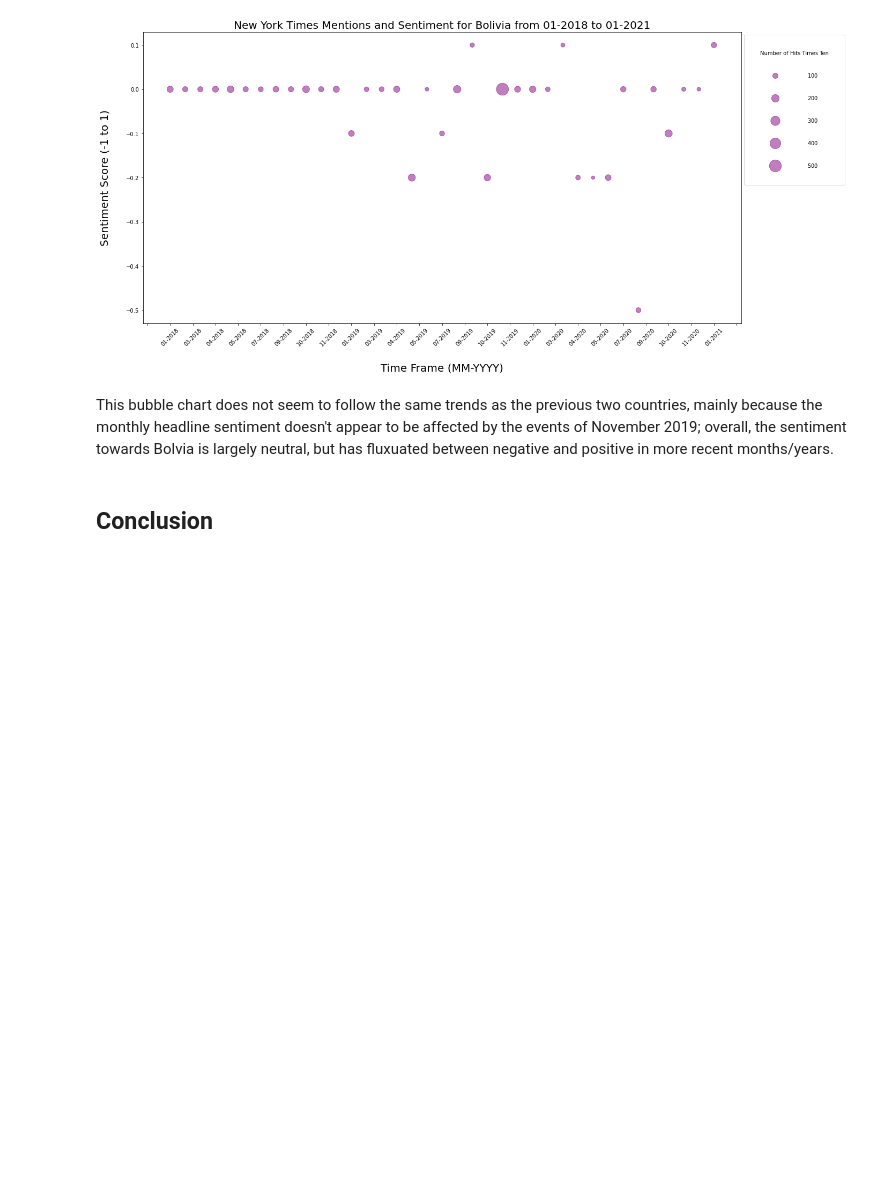
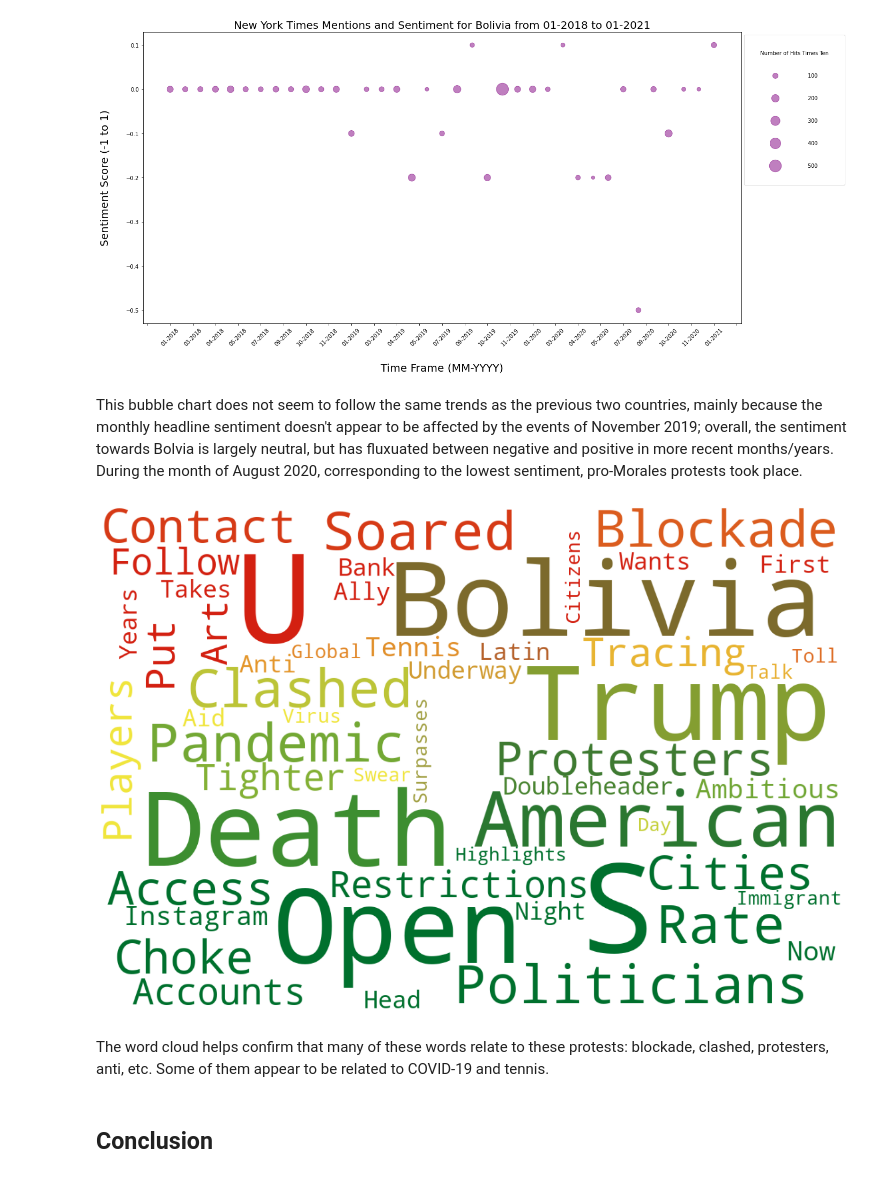
Before and after one commit to olincollege/softdes-nytimes-countries, a Jupyter notebook: ComputationalEssay.ipynb, the cells around one changed output. Cells and saved outputs as stored; diff of their text form; code cells hidden in the pictures; blank space fills up the shorter version.

Commit message:
Edited Results and added new word cloud for Bolivia.

```diff
--- a/ComputationalEssay.ipynb
+++ b/ComputationalEssay.ipynb
@@ -189,6 +194,12 @@ create_bubble_chart("Bolivia")
 # %% [output]
 [figure]
 # %% [markdown]
-This bubble chart does not seem to follow the same trends as the previous two countries, mainly because the monthly headline sentiment doesn't appear to be affected by the events of November 2019; overall, the sentiment towards Bolvia is largely neutral, but has fluxuated between negative and positive in more recent months/years.
+This bubble chart does not seem to follow the same trends as the previous two countries, mainly because the monthly headline sentiment doesn't appear to be affected by the events of November 2019; overall, the sentiment towards Bolvia is largely neutral, but has fluxuated between negative and positive in more recent months/years. During the month of August 2020, corresponding to the lowest sentiment, pro-Morales protests took place.
+# %%
+create_word_cloud_one_month("Bolivia","202008")
+# %% [output]
+[figure, added]
+# %% [markdown]
+The word cloud helps confirm that many of these words relate to these protests: blockade, clashed, protesters, anti, etc. Some of them appear to be related to COVID-19 and tennis.
 # %% [markdown]
 ## Conclusion
```
Also changed, not shown: parts of 11 cells of this notebook.
